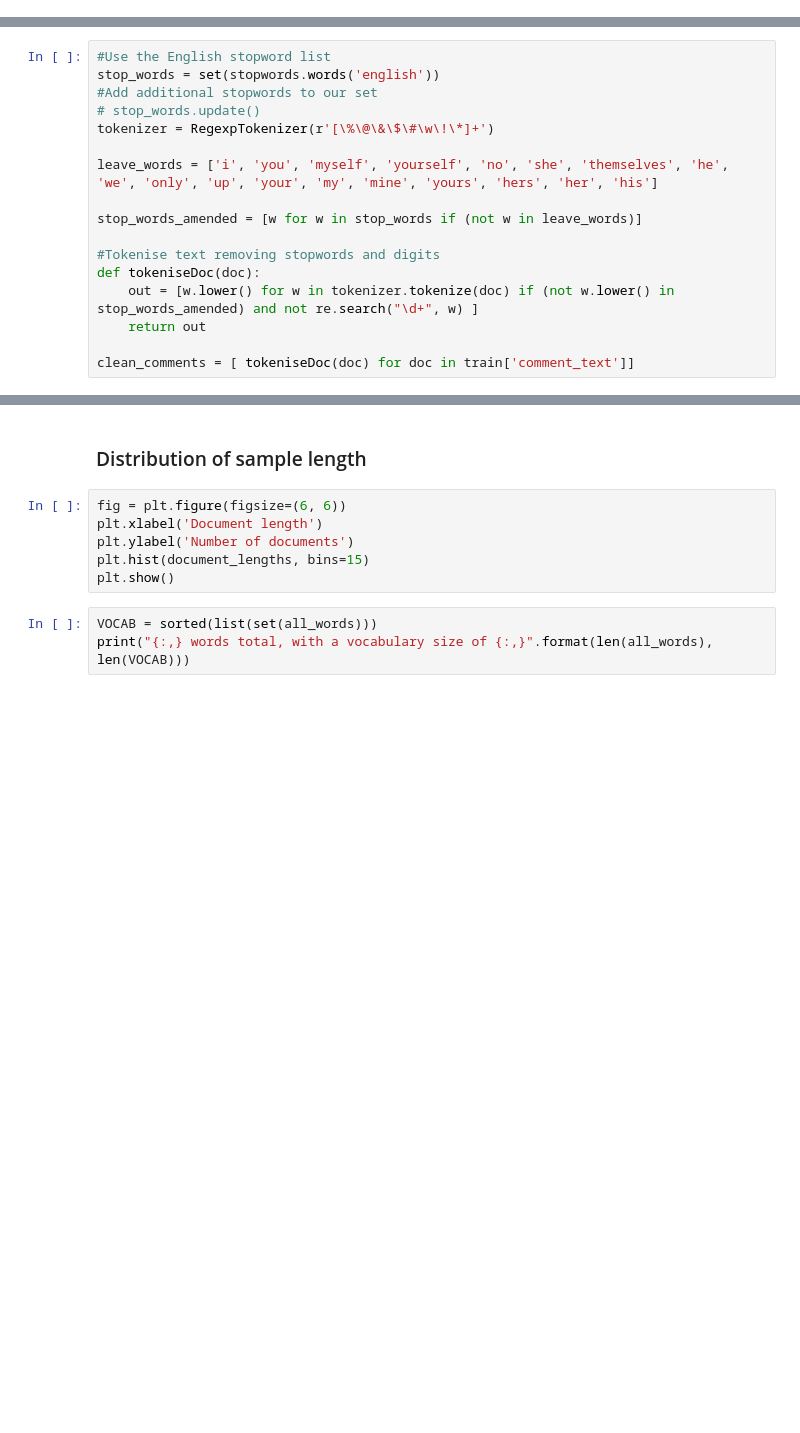
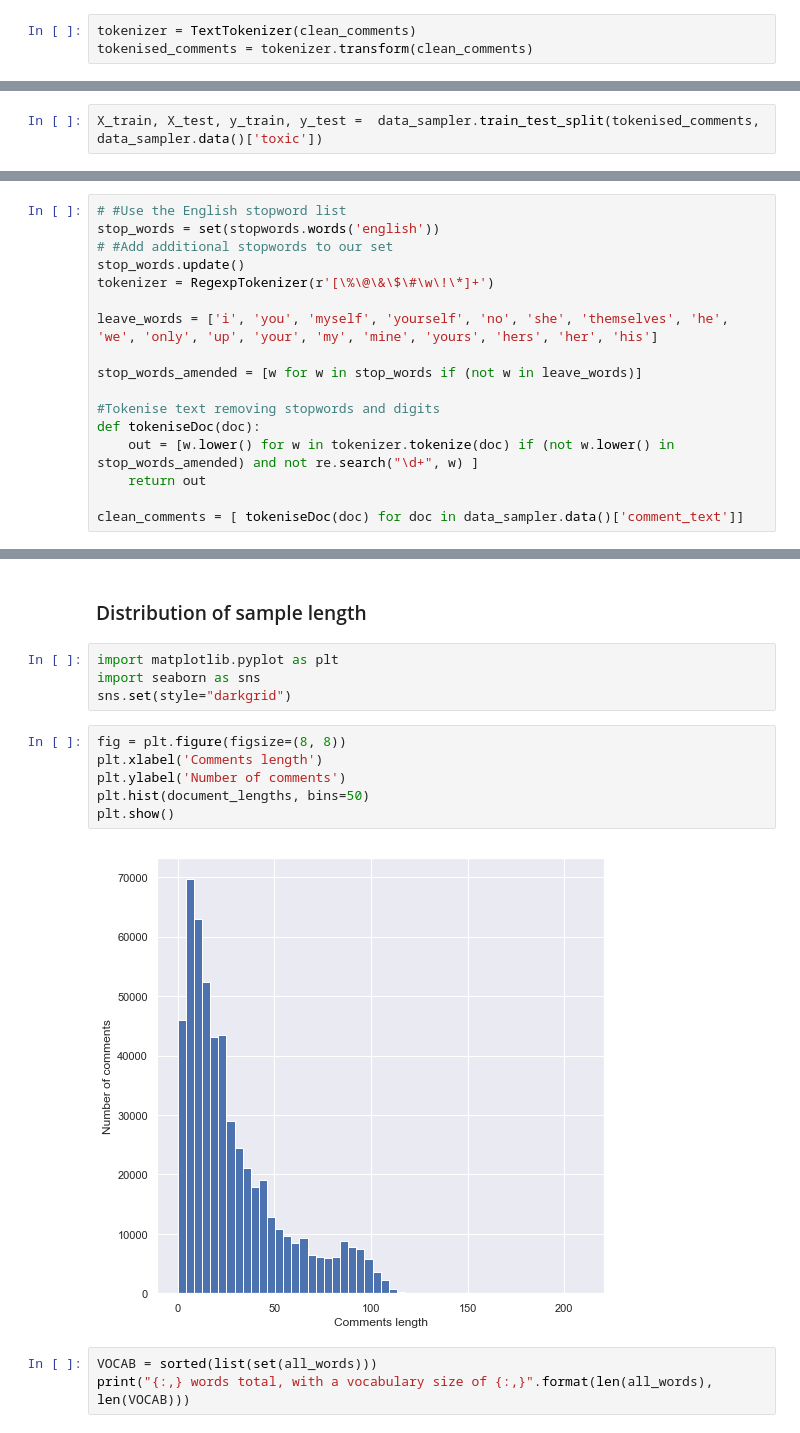
Before and after one commit to gromag/Machine-Learning-Engineer-Capstone-Project-Udacity, a Jupyter notebook: notebooks/_scrappads/Exploratory analysis.ipynb, the cells around one changed output, grey strips where cells are left out. Saved outputs shown, nothing was run; the diff lists cells and outputs as text; blank space fills up the shorter version.

```diff
--- a/notebooks/Exploratory analysis.ipynb
+++ b/notebooks/_scrappads/Exploratory analysis.ipynb
@@ -278,0 +67,3 @@ array([5.5, 6.5, 7.5, 8.5, 9.5])
+# %%
+tokenizer = TextTokenizer(clean_comments)
+tokenised_comments = tokenizer.transform(clean_comments)
@@ -278,0 +76,2 @@ array([5.5, 6.5, 7.5, 8.5, 9.5])
+# %%
+X_train, X_test, y_train, y_test =  data_sampler.train_test_split(tokenised_comments, data_sampler.data()['toxic'])
@@ -475,8 +333,8 @@ nltk.download('stopwords')
 # %%
-#Use the English stopword list
+# #Use the English stopword list
 stop_words = set(stopwords.words('english'))
-#Add additional stopwords to our set
-# stop_words.update()
+# #Add additional stopwords to our set
+stop_words.update()
 tokenizer = RegexpTokenizer(r'[\%\@\&\$\#\w\!\*]+')
 
 leave_words = ['i', 'you', 'myself', 'yourself', 'no', 'she', 'themselves', 'he', 'we', 'only', 'up', 'your', 'my', 'mine', 'yours', 'hers', 'her', 'his']
@@ -488,7 +346,7 @@ def tokeniseDoc(doc):
     out = [w.lower() for w in tokenizer.tokenize(doc) if (not w.lower() in stop_words_amended) and not re.search("\d+", w) ]
     return out
 
-clean_comments = [ tokeniseDoc(doc) for doc in train['comment_text']]
+clean_comments = [ tokeniseDoc(doc) for doc in data_sampler.data()['comment_text']]
 # %% [markdown]
 ### Comments using special characters
 
@@ -537,12 +418,18 @@ count_all_words = Counter(all_words)
 # To be done
 # %% [markdown]
 ### Distribution of sample length
+# %%
+import matplotlib.pyplot as plt
+import seaborn as sns
+sns.set(style="darkgrid")
 # %%
-fig = plt.figure(figsize=(6, 6))
-plt.xlabel('Document length')
-plt.ylabel('Number of documents')
-plt.hist(document_lengths, bins=15)
+fig = plt.figure(figsize=(8, 8))
+plt.xlabel('Comments length')
+plt.ylabel('Number of comments')
+plt.hist(document_lengths, bins=50)
 plt.show()
+# %% [output]
+[figure, added]
 # %%
 VOCAB = sorted(list(set(all_words)))
 print("{:,} words total, with a vocabulary size of {:,}".format(len(all_words), len(VOCAB)))
```
Also changed, not shown: parts of 41 cells of this notebook.
